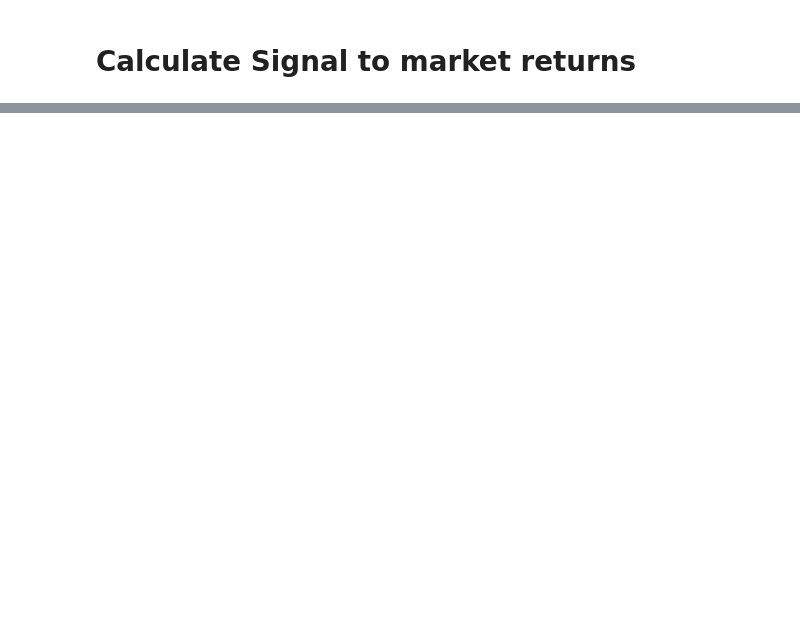
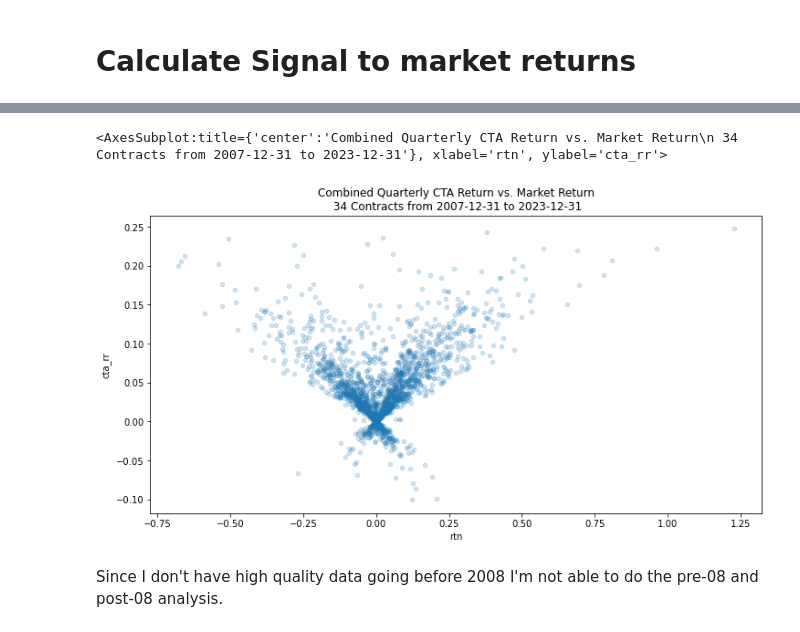
Before and after one commit to diegodalvarez/TrendisNotDead, a Jupyter notebook: TrendisNotDead.ipynb, the cells around one changed output, grey strips where cells are left out. Saved outputs shown, nothing was run; the diff lists cells and outputs as text; code cells hidden in the pictures; blank space fills up the shorter version.

```diff
--- a/TrendisNotDead.ipynb
+++ b/TrendisNotDead.ipynb
@@ -166,0 +217,26 @@ df_signal.query("ticker == 'CC=F'").plot(kind = "scatter", x = "value", y = "sig
+# %%
+def _get_rtns(df: pd.DataFrame) -> pd.DataFrame:
+    return(df.sort_values(
+        "Date").
+        assign(
+            rtn = lambda x: x.price.pct_change(),
+            vol = lambda x: x.rtn.rolling(window = 30).std() * np.sqrt(252)).
+        dropna())
+
+df_cta = (df_stats[
+    ["Date", "variable", "value", "signal"]].
+    rename(columns = {"value": "price"}).
+    pivot(index = "Date", columns = "variable", values = ["price", "signal"]).
+    resample("Q").
+    first().
+    reset_index().
+    melt(id_vars = "Date", var_name = ["stat", "variable"]).
+    dropna().
+    pivot(index = ["Date", "variable"], columns = "stat", values = "value").
+    reset_index().
+    groupby("variable").
+    apply(_get_rtns).
+    reset_index(drop = True).
+    assign(
+        cta_rtn = lambda x: x.rtn * x.signal,
+        cta_rr = lambda x: x.cta_rtn / x.vol))
@@ -166,0 +274,15 @@ df_signal.query("ticker == 'CC=F'").plot(kind = "scatter", x = "value", y = "sig
+# %%
+(df_cta.plot(
+    kind = "scatter",
+    alpha = 0.2,
+    figsize = (12,6),
+    x = "rtn", y = "cta_rr",
+    title = "Combined Quarterly CTA Return vs. Market Return\n {} Contracts from {} to {}".format(
+        len(df_cta.variable.drop_duplicates().to_list()),
+        df_cta.Date.min().date(),
+        df_cta.Date.max().date())))
+# %% [output]
+<AxesSubplot:title={'center':'Combined Quarterly CTA Return vs. Market Return\n 34 Contracts from 2007-12-31 to 2023-12-31'}, xlabel='rtn', ylabel='cta_rr'>
+[figure, added]
+# %% [markdown]
+Since I don't have high quality data going before 2008 I'm not able to do the pre-08 and post-08 analysis.
```
Also changed, not shown: parts of 8 cells of this notebook.
